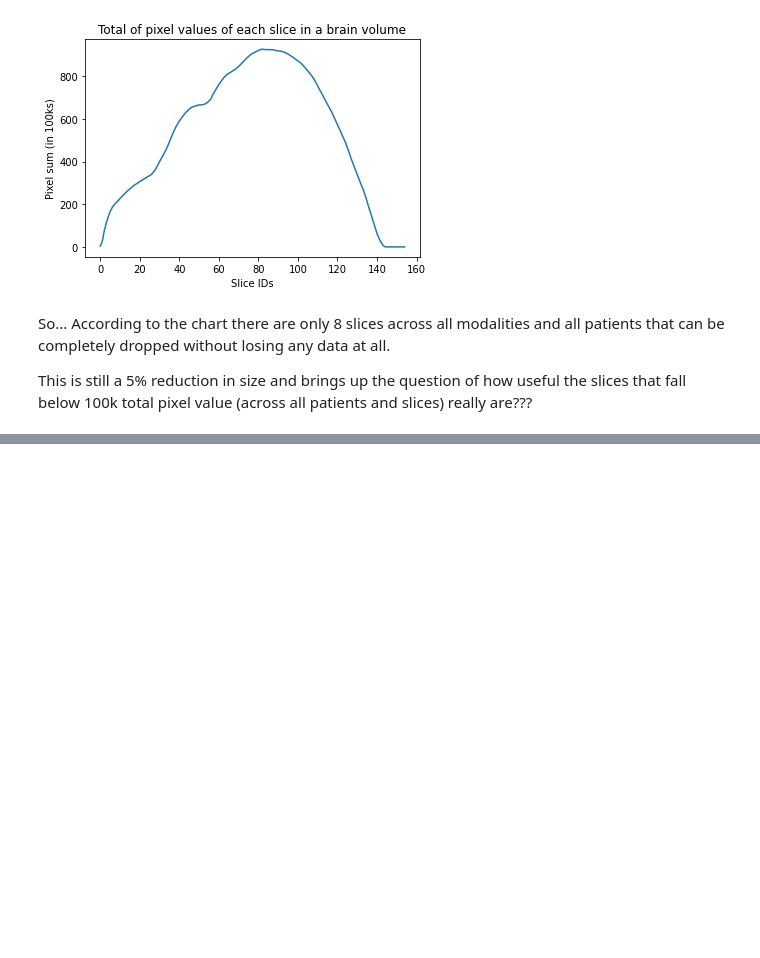
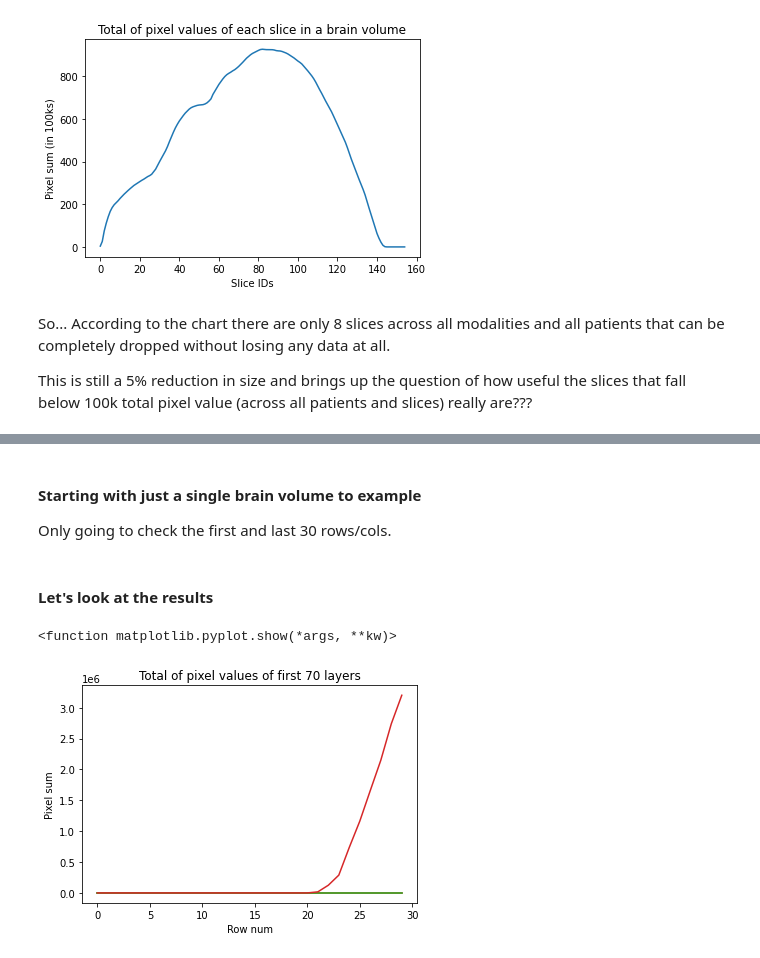
Before and after one commit to CSCI4850/S20-team0-project, a Jupyter notebook: examples/Reducing_Data_File_Sizes.ipynb, the cells around one changed output, grey strips where cells are left out. Drawn from its saved outputs; the diff is of its cells as text; code cells hidden in the pictures; blank space fills up the shorter version.

Commit message:
Added example of checking for croppable layers of pixels. Seems to have a bug

```diff
--- a/examples/Reducing_Data_File_Sizes.ipynb
+++ b/examples/Reducing_Data_File_Sizes.ipynb
@@ -158,0 +168,61 @@ really are???
+# %% [markdown]
+#### Starting with just a single brain volume to example
+
+Only going to check the first and last 30 rows/cols.
+# %%
+rows_from_top = []
+rows_from_bottom = []
+cols_from_left = []
+cols_from_right = []
+
+for i in range(30):
+    # Sum of row i in all slices and modalities
+    rows_from_top.append(np.sum(example[i, :, :, :]))
+    # Sum of col i in all slices and modalities
+    cols_from_left.append(np.sum(example[:, i, :, :]))
+
+for j in range(-1, -31, -1):
+    # Sum of row j in all slices and modalities
+    # Starts from the bottom i.e. sum of bottom row of image
+    # will be in rows_from_bottom[0]
+    rows_from_bottom.append((np.sum(example[j, :, :, :])))
+    # Sum of col j in all slices and modalities
+    cols_from_right.append(np.sum(example[:, j, :, :]))
+# %% [markdown]
+#### Let's look at the results
+# %%
+x = np.linspace(0, 29, 30)
+y = rows_from_top
+
+plt.plot(x, y)
+plt.title('Total of pixel values of first 70 rows')
+plt.xlabel('Row num')
+plt.ylabel('Pixel sum')
+plt.show
+
+y = rows_from_bottom
+
+plt.plot(x, y)
+plt.title('Total of pixel values of first 70 rows')
+plt.xlabel('Row num')
+plt.ylabel('Pixel sum')
+plt.show
+
+y = cols_from_left
+
+plt.plot(x, y)
+plt.title('Total of pixel values of first 70 cols')
+plt.xlabel('Row num')
+plt.ylabel('Pixel sum')
+plt.show
+
+y = cols_from_right
+
+plt.plot(x, y)
+plt.title('Total of pixel values of first 70 layers')
+plt.xlabel('Row num')
+plt.ylabel('Pixel sum')
+plt.show
+# %% [output]
+<function matplotlib.pyplot.show(*args, **kw)>
+[figure, added]
```
Also changed, not shown: parts of 5 cells of this notebook.
